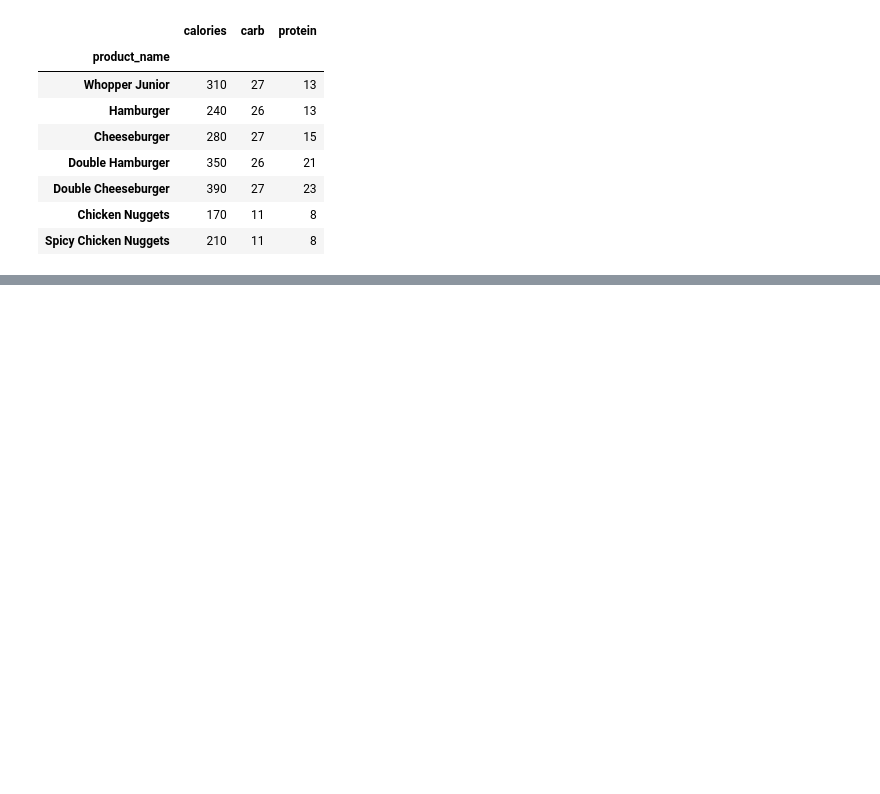
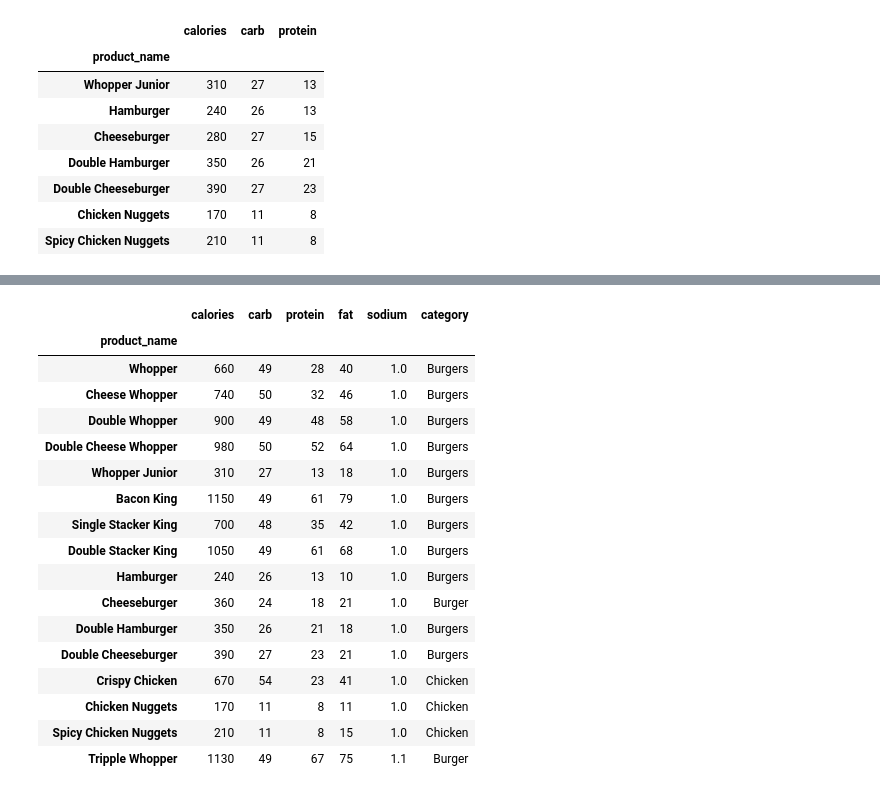
Before and after one commit to hyeonn31/Python_Study, a Jupyter notebook: 04. burger.ipynb, the cells around one changed output, grey strips where cells are left out. Drawn from its saved outputs; the diff is of its cells as text; code cells hidden in the pictures; blank space fills up the shorter version.

```diff
--- a/04. burger.ipynb
+++ b/04. burger.ipynb
@@ -267,0 +294,4 @@ burger_df.loc[mask, 'calories':'protein']
+# %%
+burger_df.loc['Double Stacker King', 'sodium'] = 1.9
+
+burger_df
@@ -267,0 +326,4 @@ burger_df.loc[mask, 'calories':'protein']
+# %%
+burger_df.loc['Cheeseburger'] = [360,24,18,21,0.7,'Burger']
+
+burger_df.loc['Cheeseburger']
@@ -267,0 +358,4 @@ burger_df.loc[mask, 'calories':'protein']
+# %%
+burger_df['sodium'] = 1 # 모든 값 1로 변경
+
+burger_df['sodium']
@@ -267,0 +380,23 @@ burger_df.loc[mask, 'calories':'protein']
+# %%
+# 없던 low를 넣어주면 추가가 가능함(수정이 아닌 맨 밑줄에 추가됨)
+burger_df.loc['Tripple Whopper'] = [1130,49,67,75,1.1,'Burger']
+burger_df
+# %% [output]
+|  | calories | carb | protein | fat | sodium | category |
+| product_name |  |  |  |  |  |  |
+| Whopper | 660 | 49 | 28 | 40 | 1.0 | Burgers |
+| Cheese Whopper | 740 | 50 | 32 | 46 | 1.0 | Burgers |
+| Double Whopper | 900 | 49 | 48 | 58 | 1.0 | Burgers |
+| Double Cheese Whopper | 980 | 50 | 52 | 64 | 1.0 | Burgers |
+| Whopper Junior | 310 | 27 | 13 | 18 | 1.0 | Burgers |
+| Bacon King | 1150 | 49 | 61 | 79 | 1.0 | Burgers |
+| Single Stacker King | 700 | 48 | 35 | 42 | 1.0 | Burgers |
+| Double Stacker King | 1050 | 49 | 61 | 68 | 1.0 | Burgers |
+| Hamburger | 240 | 26 | 13 | 10 | 1.0 | Burgers |
+| Cheeseburger | 360 | 24 | 18 | 21 | 1.0 | Burger |
+| Double Hamburger | 350 | 26 | 21 | 18 | 1.0 | Burgers |
+| Double Cheeseburger | 390 | 27 | 23 | 21 | 1.0 | Burgers |
+| Crispy Chicken | 670 | 54 | 23 | 41 | 1.0 | Chicken |
+| Chicken Nuggets | 170 | 11 | 8 | 11 | 1.0 | Chicken |
+| Spicy Chicken Nuggets | 210 | 11 | 8 | 15 | 1.0 | Chicken |
+| Tripple Whopper | 1130 | 49 | 67 | 75 | 1.1 | Burger |
```
Also changed, not shown: parts of 8 cells of this notebook, 2 other files.
